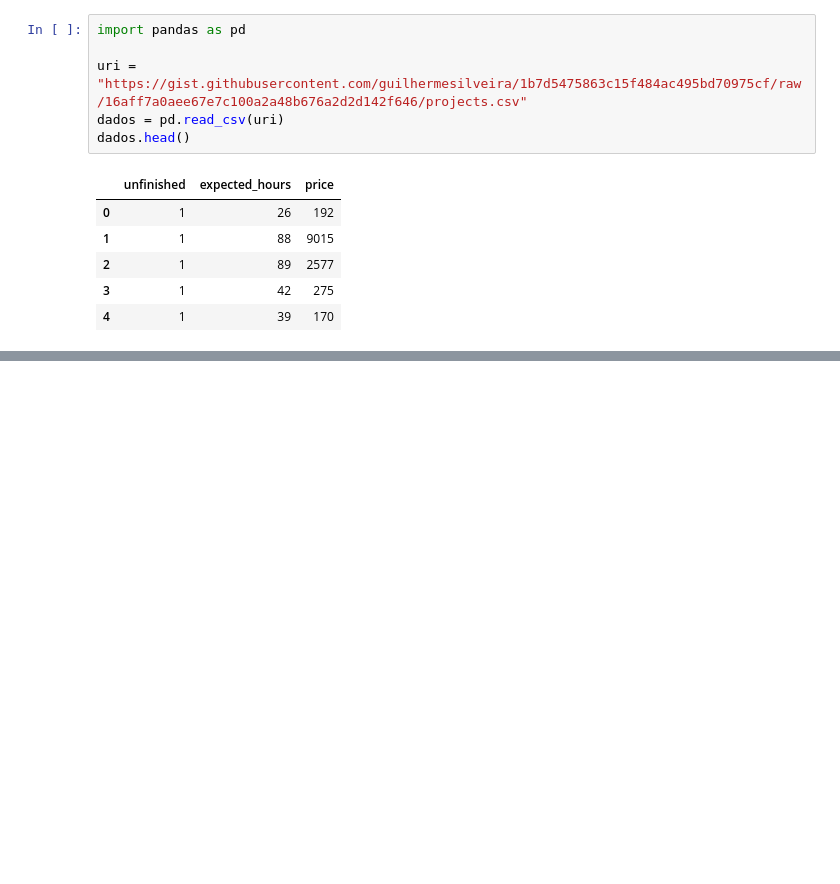
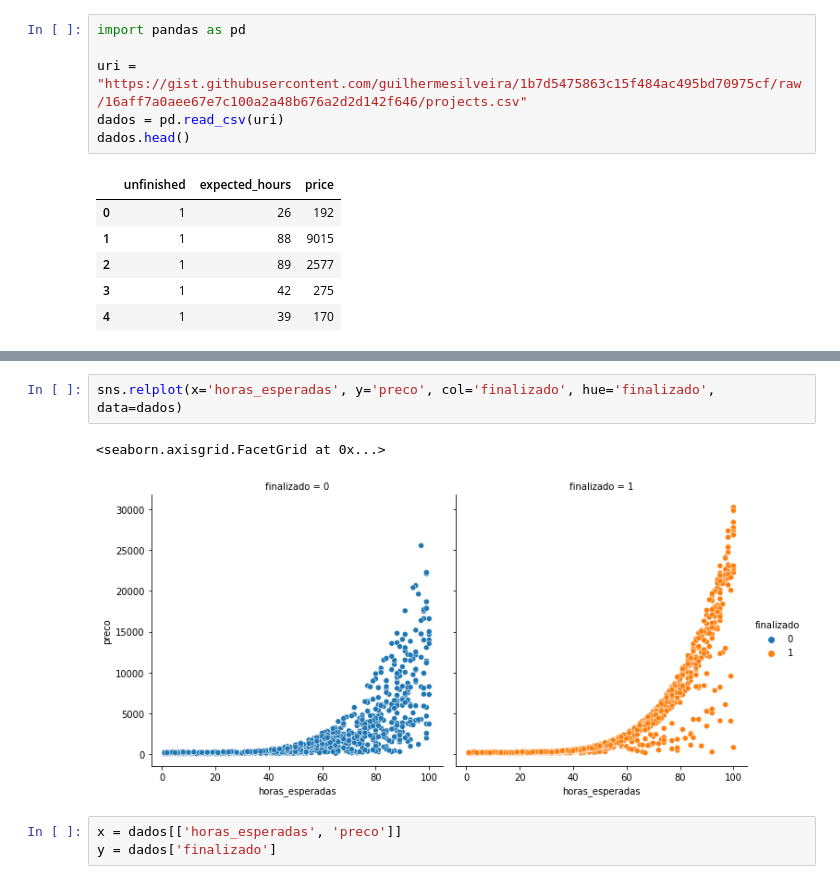
Before and after one commit to Facco-Bruno/Alura-ML, a Jupyter notebook: ML_com_classificacao_parte_3.ipynb, the cells around one changed output, grey strips where cells are left out. Cells and saved outputs as stored; diff of their text form; blank space fills up the shorter version.

```diff
--- a/ML_com_classificacao_parte_3.ipynb
+++ b/ML_com_classificacao_parte_3.ipynb
@@ -15,0 +55,8 @@ dados.head()
+# %%
+sns.relplot(x='horas_esperadas', y='preco', col='finalizado', hue='finalizado', data=dados)
+# %% [output]
+<seaborn.axisgrid.FacetGrid at 0x...>
+[figure, added]
+# %%
+x = dados[['horas_esperadas', 'preco']]
+y = dados['finalizado']
```
Also changed, not shown: parts of 7 cells of this notebook.
